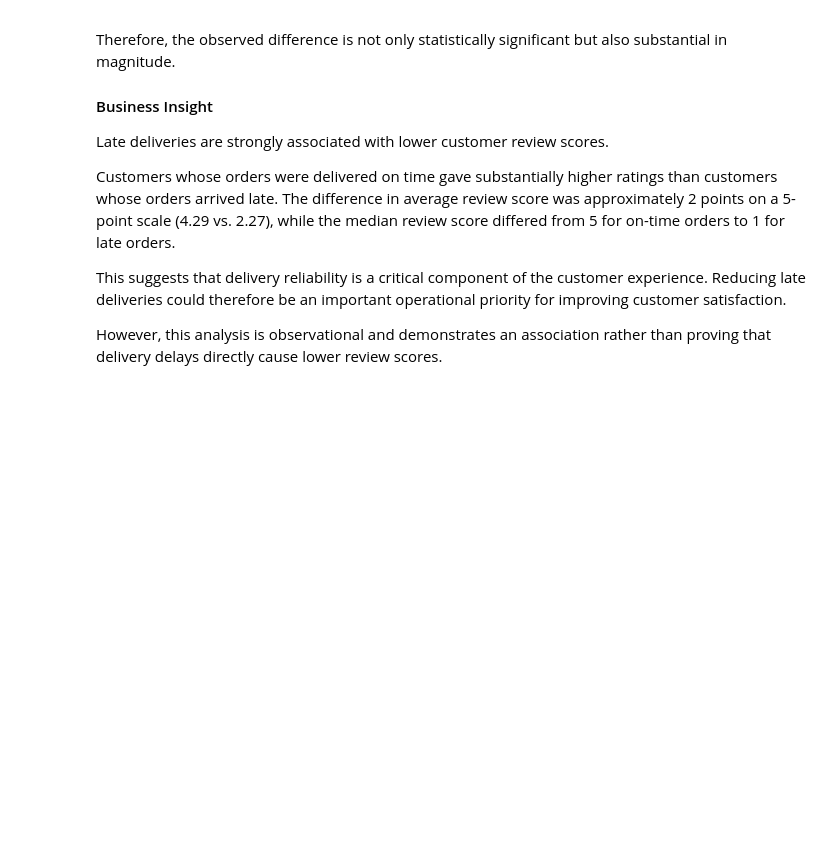
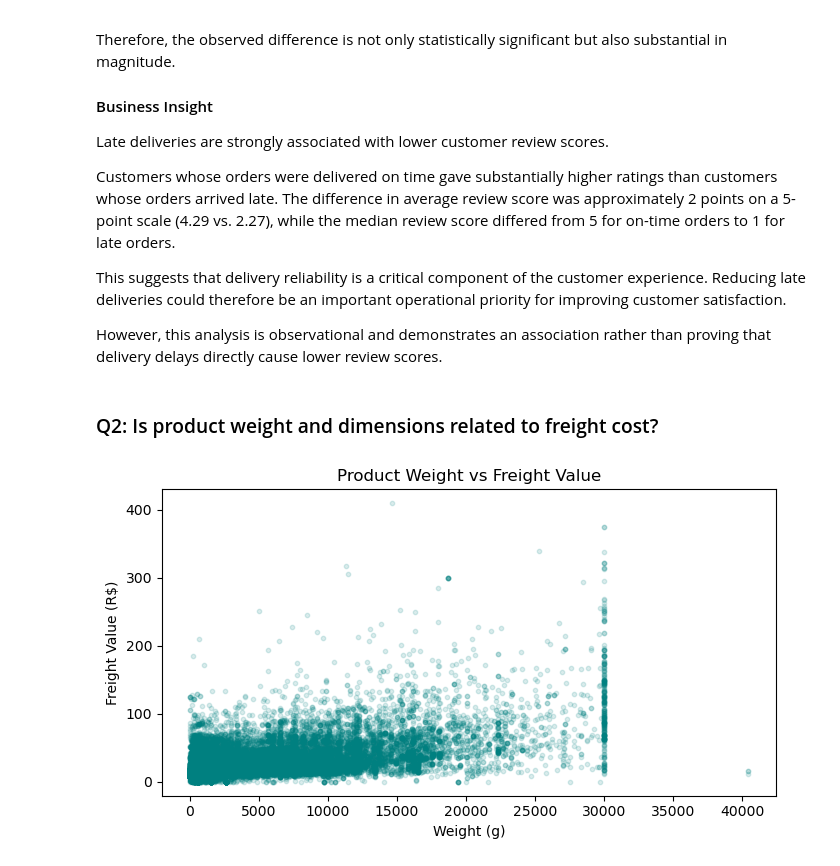
Before and after one commit to AminrezaAman/brazilian-ecommerce-analytics, a Jupyter notebook: notebooks/03_Exploratory_Data_Analysis.ipynb, the cells around one changed output. Saved outputs shown, nothing was run; the diff lists cells and outputs as text; code cells hidden in the pictures; blank space fills up the shorter version.

Commit message:
Answer to the Second question: Is product weight and dimensions related to freight cost?

```diff
--- a/notebooks/03_Exploratory_Data_Analysis.ipynb
+++ b/notebooks/03_Exploratory_Data_Analysis.ipynb
@@ -1066,3 +1067,22 @@ Customers whose orders were delivered on time gave substantially higher ratings
 This suggests that delivery reliability is a critical component of the customer experience. Reducing late deliveries could therefore be an important operational priority for improving customer satisfaction.
 
 However, this analysis is observational and demonstrates an association rather than proving that delivery delays directly cause lower review scores.
+# %% [markdown]
+### Q2: Is product weight and dimensions related to freight cost?
+# %%
+product_order_item = pd.merge(order_items_cleaned, products_cleaned,on= 'product_id', how='left')
+
+analysis_df = product_order_item[
+    (product_order_item['product_weight_g'].notna()) &
+    (product_order_item['product_weight_g'] > 0)
+].copy()
+# %%
+plt.figure(figsize=(7,4))
+plt.scatter(analysis_df['product_weight_g'], analysis_df['freight_value'], alpha=0.15, s=10, color='teal')
+plt.title('Product Weight vs Freight Value')
+plt.xlabel('Weight (g)')
+plt.ylabel('Freight Value (R$)')
+plt.tight_layout()
+plt.show()
+# %% [output]
+[figure, added]
```
Also changed, not shown: parts of 12 cells of this notebook.
